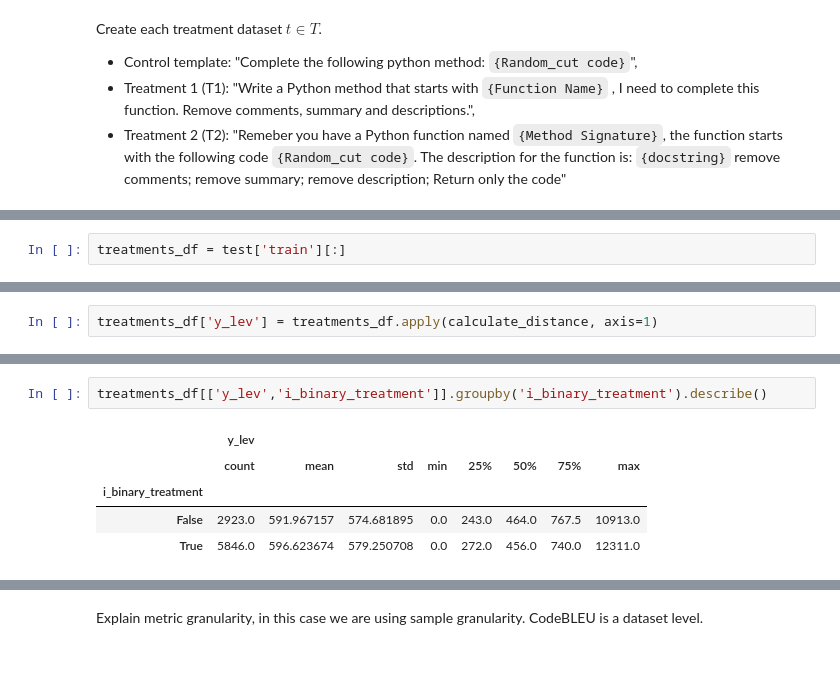
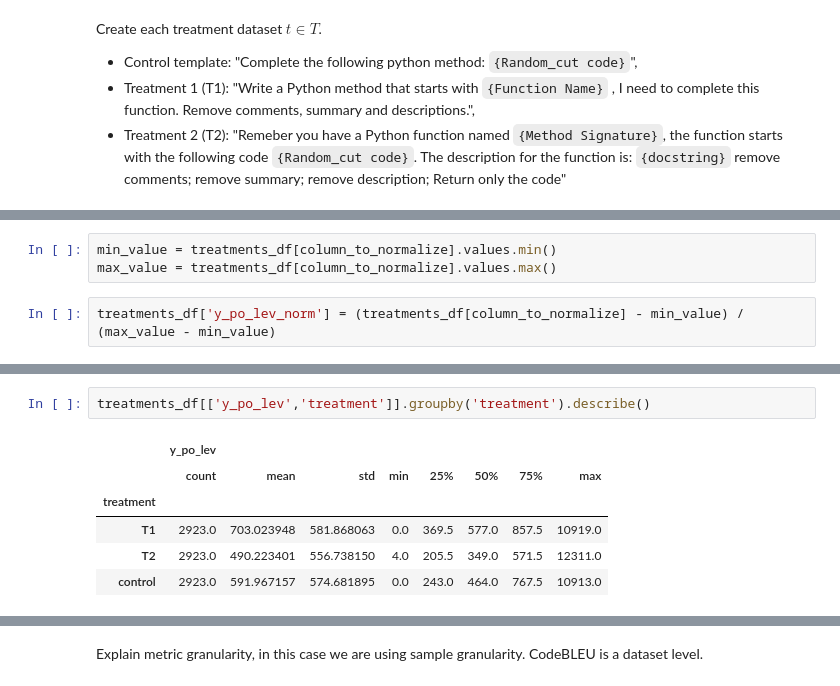
Before and after one commit to WM-SEMERU/galeras-benchmark, a Jupyter notebook: docs/source/02_case_study_prompt_eng_propensity.ipynb, the cells around one changed output, grey strips where cells are left out. Drawn from its saved outputs; the diff is of its cells as text.

```diff
--- a/docs/source/02_case_study_prompt_eng_propensity.ipynb
+++ b/docs/source/02_case_study_prompt_eng_propensity.ipynb
@@ -121,3 +88,8 @@ treatments_df = treatments_df.drop(columns=['control', 'T1', 'T2'])
+# %%
+min_value = treatments_df[column_to_normalize].values.min()
+max_value = treatments_df[column_to_normalize].values.max()
+# %%
+treatments_df['y_po_lev_norm'] = (treatments_df[column_to_normalize] - min_value) / (max_value - min_value)
 # %%
 treatments_df
 # %% [output]
@@ -152,2 +108,0 @@ test.set_format(type='pandas')
-# %%
-treatments_df = test['train'][:]
@@ -178,2 +108,0 @@ def calculate_distance(row):
-# %%
-treatments_df['y_lev'] = treatments_df.apply(calculate_distance, axis=1)
@@ -180,8 +167,9 @@ treatments_df['y_lev'] = treatments_df.apply(calculate_distance, axis=1)
 # %%
-treatments_df[['y_lev','i_binary_treatment']].groupby('i_binary_treatment').describe()
+treatments_df[['y_po_lev','treatment']].groupby('treatment').describe()
 # %% [output]
-|  | y_lev |  |  |  |  |  |  |  |
+|  | y_po_lev |  |  |  |  |  |  |  |
 |  | count | mean | std | min | 25% | 50% | 75% | max |
-| i_binary_treatment |  |  |  |  |  |  |  |  |
-| False | 2923.0 | 591.967157 | 574.681895 | 0.0 | 243.0 | 464.0 | 767.5 | 10913.0 |
-| True | 5846.0 | 596.623674 | 579.250708 | 0.0 | 272.0 | 456.0 | 740.0 | 12311.0 |
+| treatment |  |  |  |  |  |  |  |  |
+| T1 | 2923.0 | 703.023948 | 581.868063 | 0.0 | 369.5 | 577.0 | 857.5 | 10919.0 |
+| T2 | 2923.0 | 490.223401 | 556.738150 | 4.0 | 205.5 | 349.0 | 571.5 | 12311.0 |
+| control | 2923.0 | 591.967157 | 574.681895 | 0.0 | 243.0 | 464.0 | 767.5 | 10913.0 |
```
Also changed, not shown: parts of 89 cells of this notebook, 2 other files.
